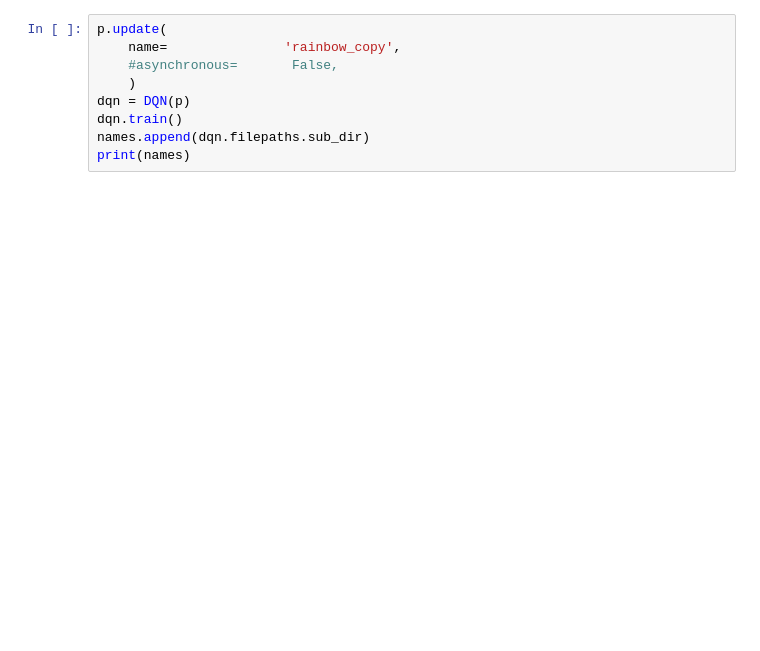
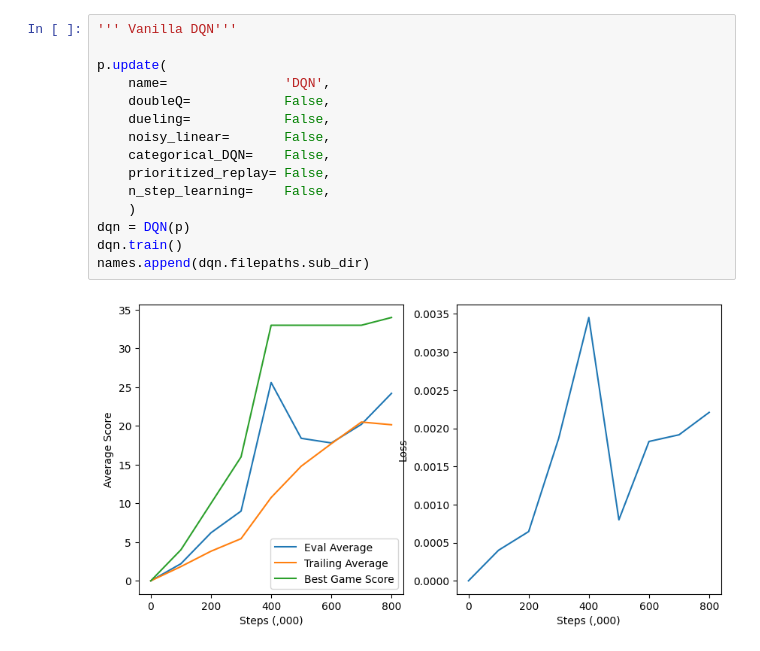
Before and after one commit to peterlasky/Rainbow_DQN, a Jupyter notebook: example.ipynb, the cells around one changed output. Drawn from its saved outputs; the diff is of its cells as text; blank space fills up the shorter version.

```diff
--- a/example.ipynb
+++ b/example.ipynb
@@ -47,9 +53,17 @@ assert False
 # %%
+''' Vanilla DQN'''
+
 p.update(
-    name=               'rainbow_copy',
-    #asynchronous=       False,
+    name=               'DQN',
+    doubleQ=            False,
+    dueling=            False,
+    noisy_linear=       False,
+    categorical_DQN=    False,
+    prioritized_replay= False,
+    n_step_learning=    False,
     )
 dqn = DQN(p)
 dqn.train()
 names.append(dqn.filepaths.sub_dir)
-print(names)
+# %% [output]
+[figure, added]
```
Also changed, not shown: parts of 6 cells of this notebook, 6 other files.
